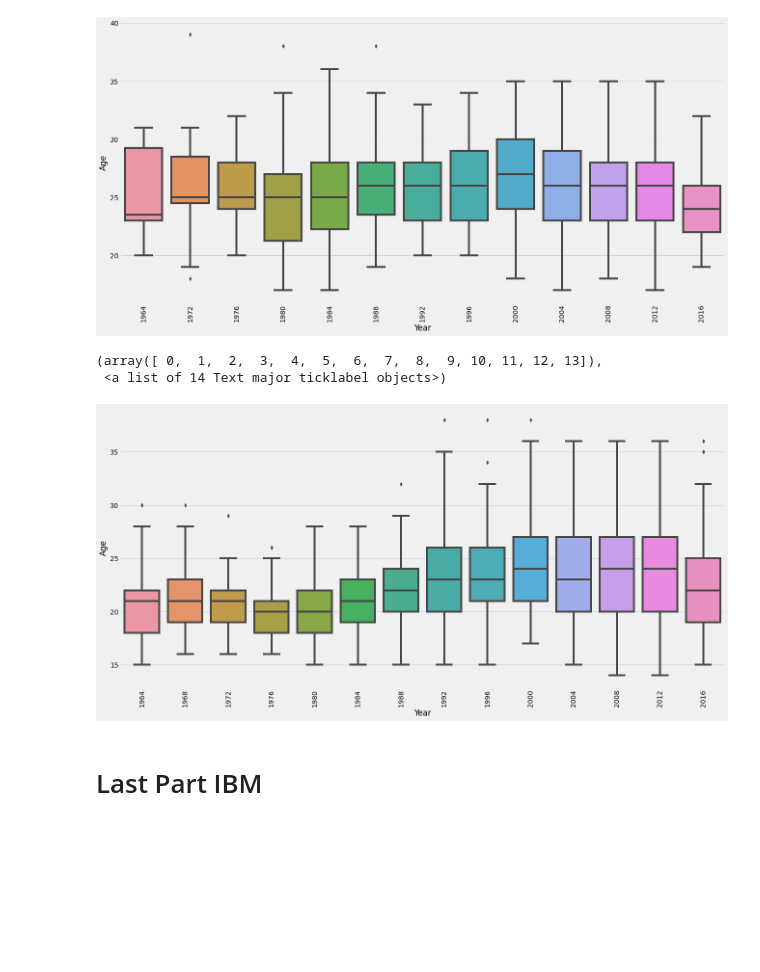
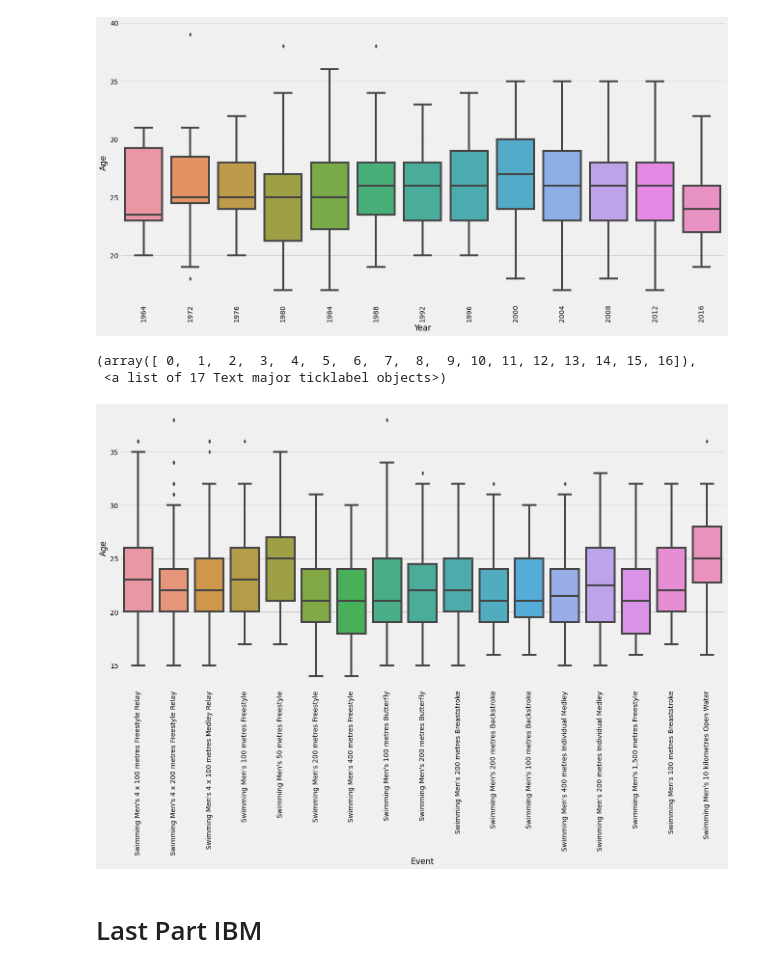
Before and after one commit to luciomuramatsu/olympics, a Jupyter notebook: firstRound.ipynb, the cells around one changed output. Saved outputs shown, nothing was run; the diff lists cells and outputs as text; code cells hidden in the pictures; blank space fills up the shorter version.

```diff
--- a/firstRound.ipynb
+++ b/firstRound.ipynb
@@ -4,3 +4,7 @@ import numpy as np
 import matplotlib.pyplot as plt
 import seaborn as sns
 import scipy.stats as stats
+
+pd.set_option('display.float_format', lambda x: '%.2f' %x)
+
+olympics = pd.read_csv('/Users/luciomuramatsu/Google Drive/Code/python/DataScience/dataOlympics/olympics_events.csv')
@@ -9,5 +11,3 @@ pd.set_option('display.float_format', lambda x: '%.2f' %x)
-# %%
-olympics = pd.read_csv('/Users/luciomuramatsu/Google Drive/Code/python/DataScience/dataOlympics/athlete_events.csv')
 # %%
 olympics.info()
 # %% [output]
@@ -1153,12 +1113,12 @@ swimming_male_grouped = swimming_male1960.groupby(['Year'])
 swimming_male1960_medal = swimming_male1960[swimming_male1960['Medal_Num'] > 0]
 # %%
 plt.figure(figsize=(20,10))
-sns.boxplot(x = 'Year', y = 'Age', data = swimming_male1960_medal)
+sns.boxplot(x = 'Event', y = 'Age', data = swimming_male1960_medal)
 plt.xticks(rotation=90)
 # %% [output]
-(array([ 0,  1,  2,  3,  4,  5,  6,  7,  8,  9, 10, 11, 12, 13]),
- <a list of 14 Text major ticklabel objects>)
+(array([ 0,  1,  2,  3,  4,  5,  6,  7,  8,  9, 10, 11, 12, 13, 14, 15, 16]),
+ <a list of 17 Text major ticklabel objects>)
-[figure, old version]
+[figure, new version]
 # %% [markdown]
 # Last Part IBM
 # %%
```
Also changed, not shown: parts of 31 cells of this notebook, 2 other files.
